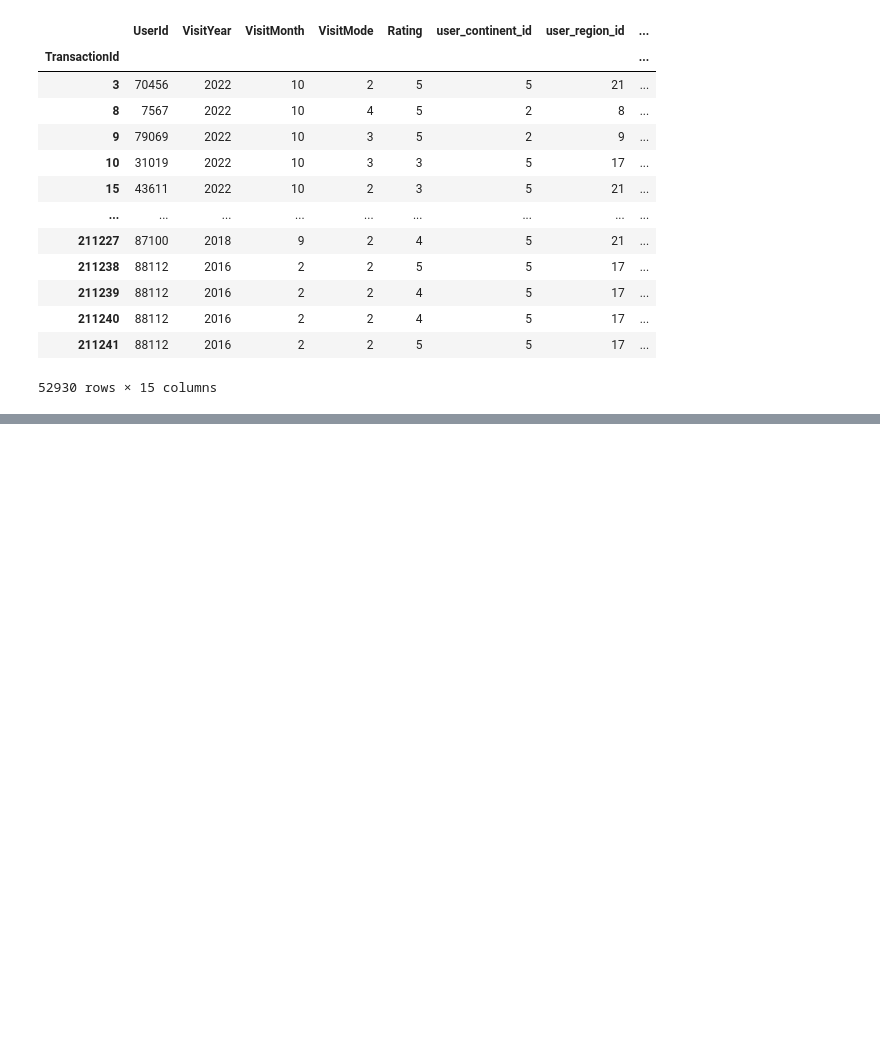
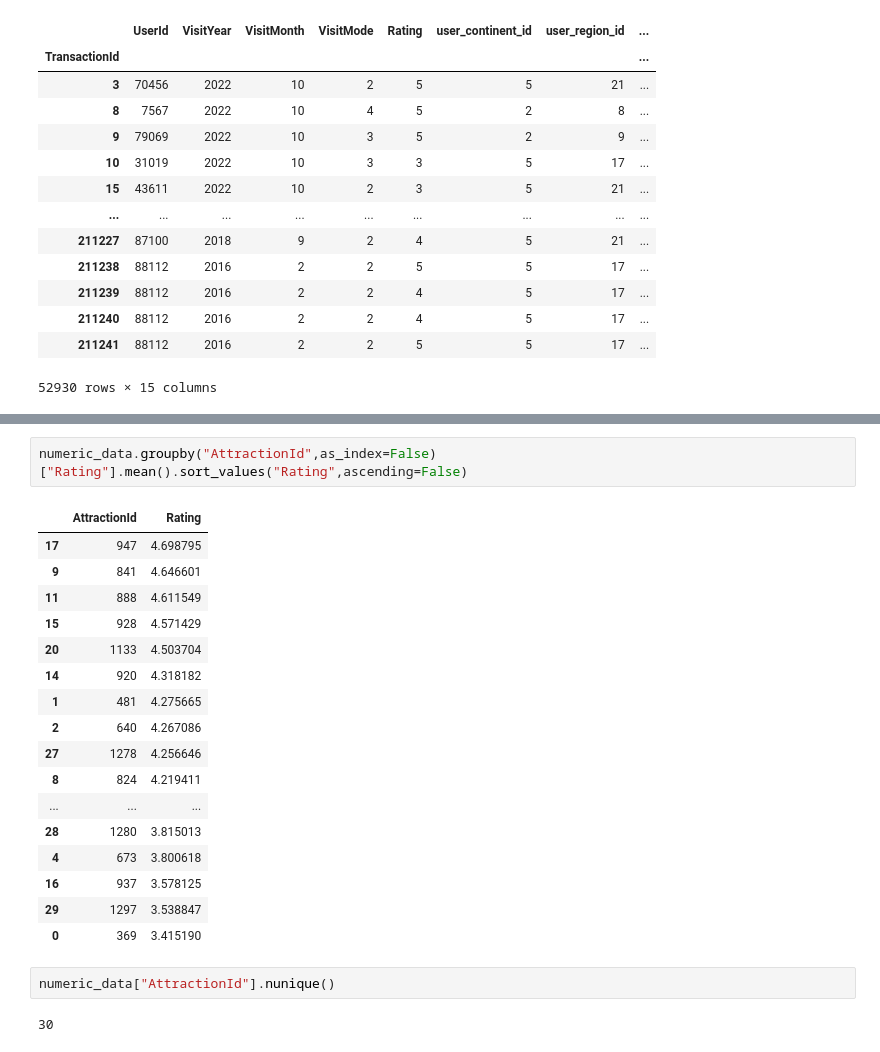
Before and after one commit to sushantkas/Project_8, a Jupyter notebook: notebooks/data_understanding.ipynb, the cells around one changed output, grey strips where cells are left out. Saved outputs shown, nothing was run; the diff lists cells and outputs as text; blank space fills up the shorter version.

```diff
--- a/notebooks/data_understanding.ipynb
+++ b/notebooks/data_understanding.ipynb
@@ -122,0 +229,24 @@ numeric_data
+# %%
+numeric_data.groupby("AttractionId",as_index=False)["Rating"].mean().sort_values("Rating",ascending=False)
+# %% [output]
+|  | AttractionId | Rating |
+| 17 | 947 | 4.698795 |
+| 9 | 841 | 4.646601 |
+| 11 | 888 | 4.611549 |
+| 15 | 928 | 4.571429 |
+| 20 | 1133 | 4.503704 |
+| 14 | 920 | 4.318182 |
+| 1 | 481 | 4.275665 |
+| 2 | 640 | 4.267086 |
+| 27 | 1278 | 4.256646 |
+| 8 | 824 | 4.219411 |
+| ... | ... | ... |
+| 28 | 1280 | 3.815013 |
+| 4 | 673 | 3.800618 |
+| 16 | 937 | 3.578125 |
+| 29 | 1297 | 3.538847 |
+| 0 | 369 | 3.415190 |
+# %%
+numeric_data["AttractionId"].nunique()
+# %% [output]
+30
```
Also changed, not shown: parts of 10 cells of this notebook, 1 other file.
